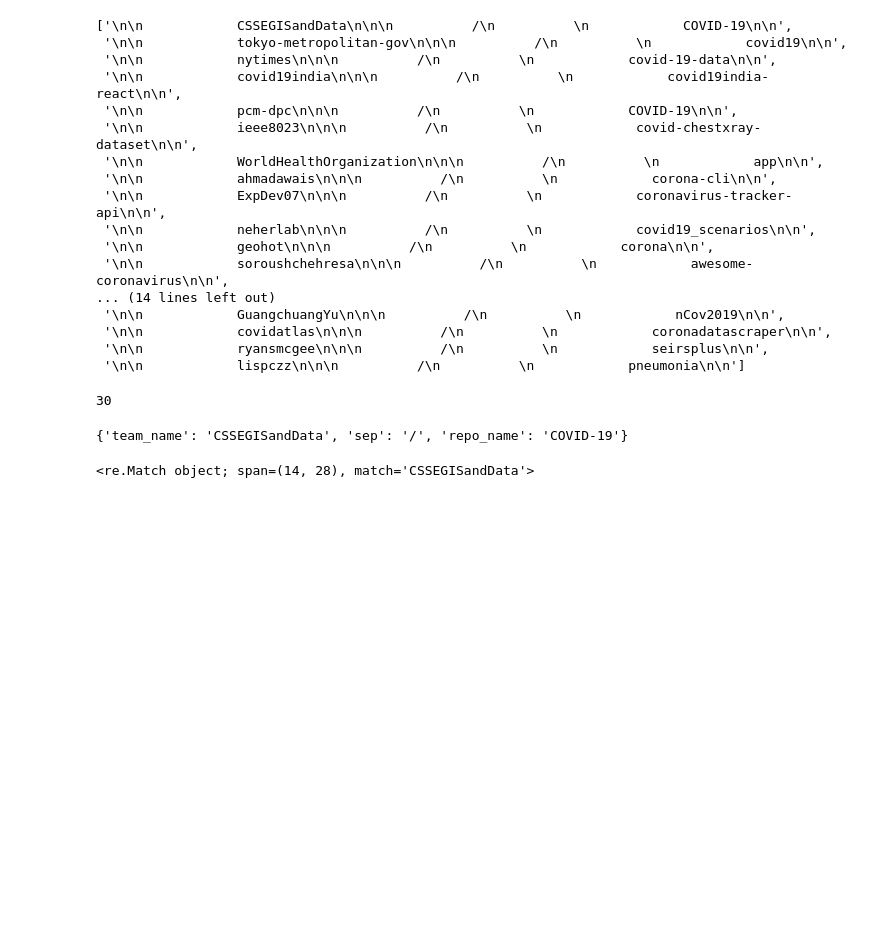
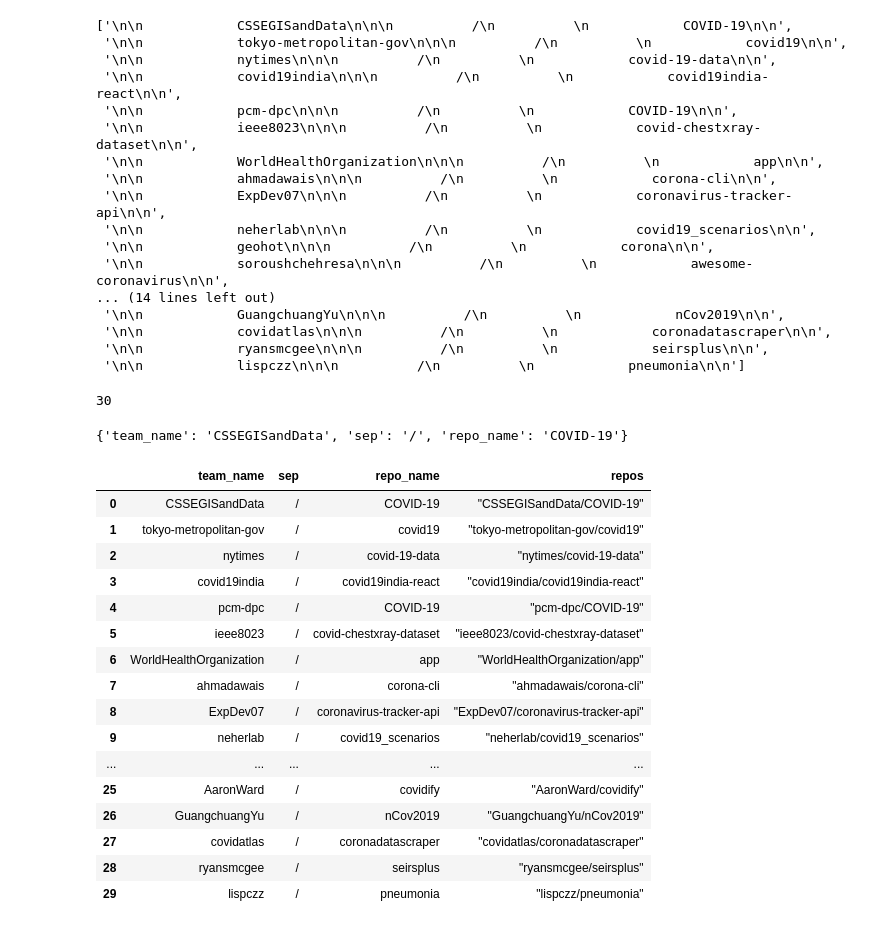
Before and after one commit to nlp-JB/predicting-using-nlp, a Jupyter notebook: acquire_brandi.ipynb, the cells around one changed output. Drawn from its saved outputs; the diff is of its cells as text; code cells hidden in the pictures; blank space fills up the shorter version.

```diff
--- a/acquire_brandi.ipynb
+++ b/acquire_brandi.ipynb
@@ -101,7 +101,8 @@ len(repos)
 # %% [output]
 30
 # %%
-regexp = r'''(?P<team_name>[^\n\s]*)
+regexp = r'''
+(?P<team_name>[^\n\s]*)
 \n*\s*
 (?P<sep>\/)
 \n*\s*
@@ -111,8 +112,3 @@ match = re.search(regexp, repos[0], re.VERBOSE)
 match.groupdict()
 # %% [output]
 {'team_name': 'CSSEGISandData', 'sep': '/', 'repo_name': 'COVID-19'}
-# %%
-regexp = r'[^\n\s]+'
-re.search(regexp, repos[0], re.VERBOSE)
-# %% [output]
-<re.Match object; span=(14, 28), match='CSSEGISandData'>
@@ -154,0 +115,23 @@ def get_all_urls():
+# %%
+df = pd.DataFrame(repos, columns=['original'])
+df = df.original.str.extract(regexp, re.VERBOSE)
+df['repos'] = '"' + df.team_name + df.sep + df.repo_name +  '"'
+df
+# %% [output]
+|  | team_name | sep | repo_name | repos |
+| 0 | CSSEGISandData | / | COVID-19 | "CSSEGISandData/COVID-19" |
+| 1 | tokyo-metropolitan-gov | / | covid19 | "tokyo-metropolitan-gov/covid19" |
+| 2 | nytimes | / | covid-19-data | "nytimes/covid-19-data" |
+| 3 | covid19india | / | covid19india-react | "covid19india/covid19india-react" |
+| 4 | pcm-dpc | / | COVID-19 | "pcm-dpc/COVID-19" |
+| 5 | ieee8023 | / | covid-chestxray-dataset | "ieee8023/covid-chestxray-dataset" |
+| 6 | WorldHealthOrganization | / | app | "WorldHealthOrganization/app" |
+| 7 | ahmadawais | / | corona-cli | "ahmadawais/corona-cli" |
+| 8 | ExpDev07 | / | coronavirus-tracker-api | "ExpDev07/coronavirus-tracker-api" |
+| 9 | neherlab | / | covid19_scenarios | "neherlab/covid19_scenarios" |
+| ... | ... | ... | ... | ... |
+| 25 | AaronWard | / | covidify | "AaronWard/covidify" |
+| 26 | GuangchuangYu | / | nCov2019 | "GuangchuangYu/nCov2019" |
+| 27 | covidatlas | / | coronadatascraper | "covidatlas/coronadatascraper" |
+| 28 | ryansmcgee | / | seirsplus | "ryansmcgee/seirsplus" |
+| 29 | lispczz | / | pneumonia | "lispczz/pneumonia" |
```
Also changed, not shown: parts of 3 cells of this notebook, 1 other file.
